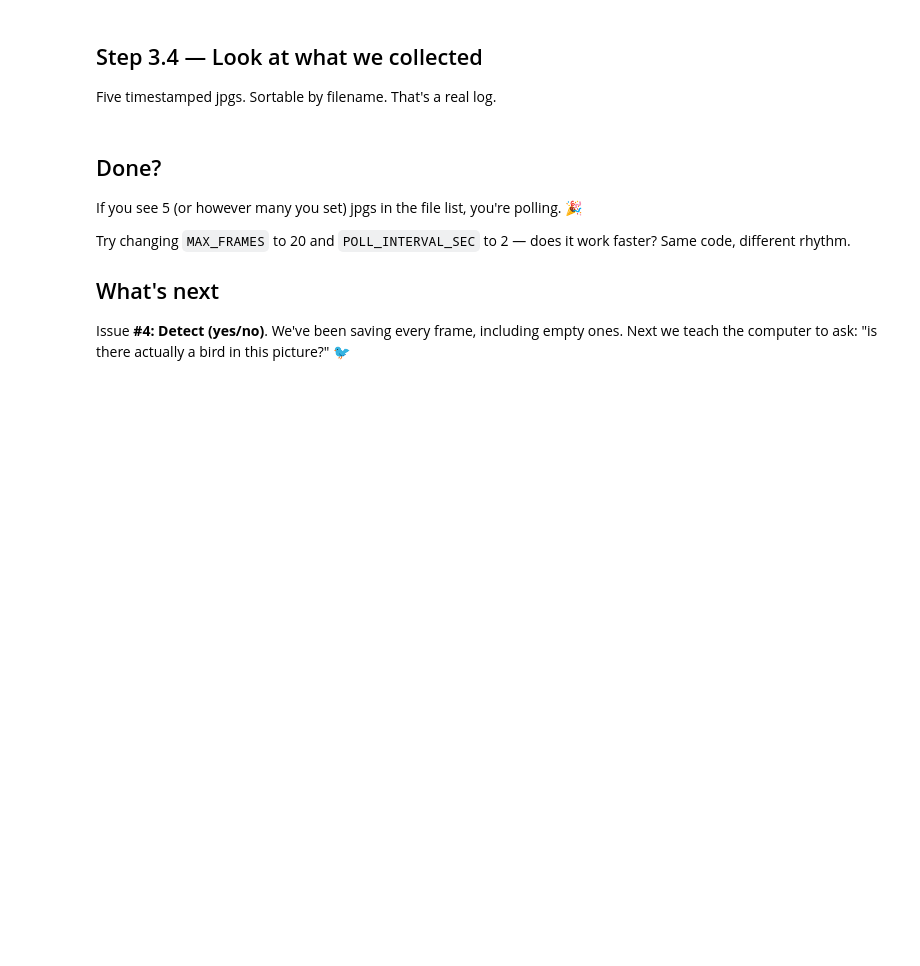
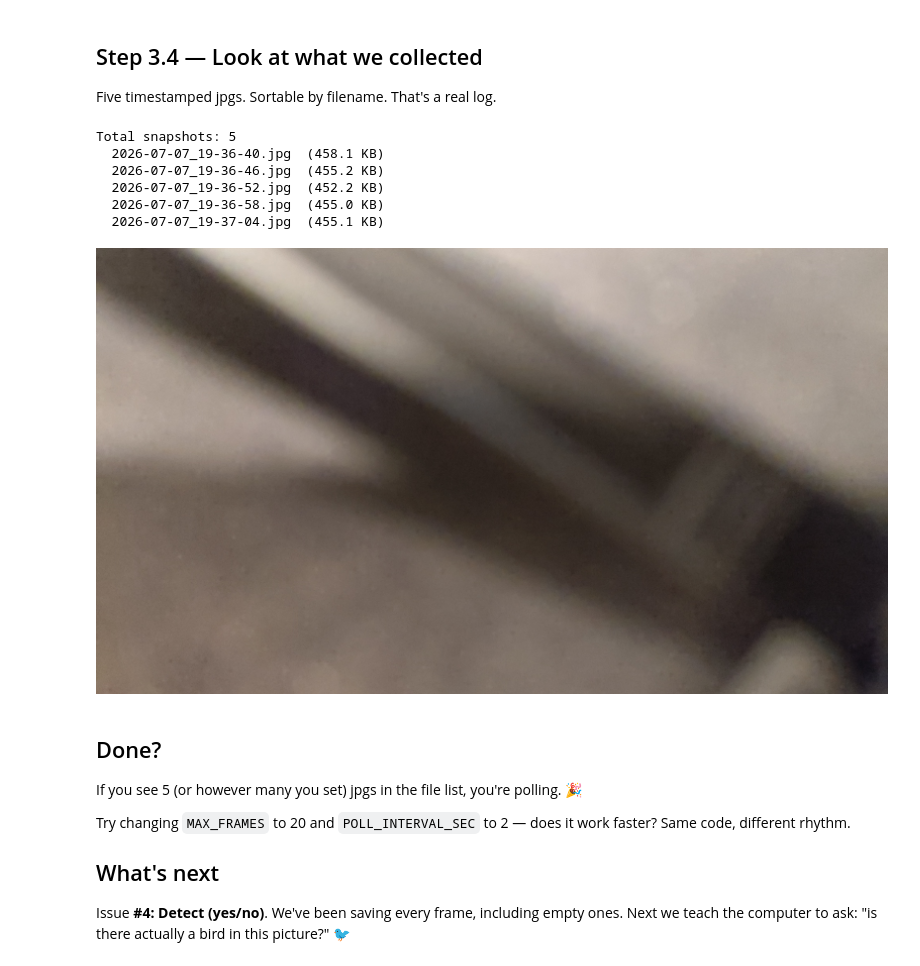
Before and after one commit to jaewilson07/bird-watcher, a Jupyter notebook: tutorials/03-poll.ipynb, the cells around one changed output. Cells and saved outputs as stored; diff of their text form; code cells hidden in the pictures; blank space fills up the shorter version.

Commit message:
updated birds

```diff
--- a/tutorials/03-poll.ipynb
+++ b/tutorials/03-poll.ipynb
@@ -30,12 +30,14 @@ from pathlib import Path
 from PIL import Image
 from IPython.display import display, clear_output
 
-RUNNING_IN_COLAB = "COLAB_GPU" in os.environ
-if RUNNING_IN_COLAB:
-    SOURCE = "https://raw.githubusercontent.com/jaewilson07/bird-watcher/main/data/samples/sample-bird.jpg"
-else:
-    PHONE_IP = "192.168.1.42"
-    SOURCE = f"http://{PHONE_IP}:8080/photo.jpg"
 
-Path("data/snapshots").mkdir(parents=True, exist_ok=True)
+from dotenv import load_dotenv
+
+assert load_dotenv()
+
+PHONE_IP = os.environ["PHONE_IP"]
+PHONE_URL = f"http://{PHONE_IP}:8080/photo.jpg"  # single frame endpoint
+OUTPUT_PATH = '../data/snapshots'
+
+Path(OUTPUT_PATH).mkdir(parents=True, exist_ok=True)
 print("OK")
@@ -93,15 +107,24 @@ print(f"\nDone. {len(saved_paths)} frames captured.")
 Five timestamped jpgs. Sortable by filename. That's a real log.
 # %%
 # List everything we just saved
-snapshots = sorted(Path("data/snapshots").glob("*.jpg"))
+snapshots = sorted(Path(OUTPUT_PATH).glob("*.jpg"))
+
 print(f"Total snapshots: {len(snapshots)}")
 for p in snapshots[-5:]:
     size_kb = p.stat().st_size / 1024
     print(f"  {p.name}  ({size_kb:.1f} KB)")
 
 # Show the last one
 if snapshots:
     display(Image.open(snapshots[-1]))
+# %% [output]
+Total snapshots: 5
+  2026-07-07_19-36-40.jpg  (458.1 KB)
+  2026-07-07_19-36-46.jpg  (455.2 KB)
+  2026-07-07_19-36-52.jpg  (452.2 KB)
+  2026-07-07_19-36-58.jpg  (455.0 KB)
+  2026-07-07_19-37-04.jpg  (455.1 KB)
+[figure, added]
 # %% [markdown]
 ## Done?
 
```
Also changed, not shown: parts of 3 cells of this notebook, 21 other files.
